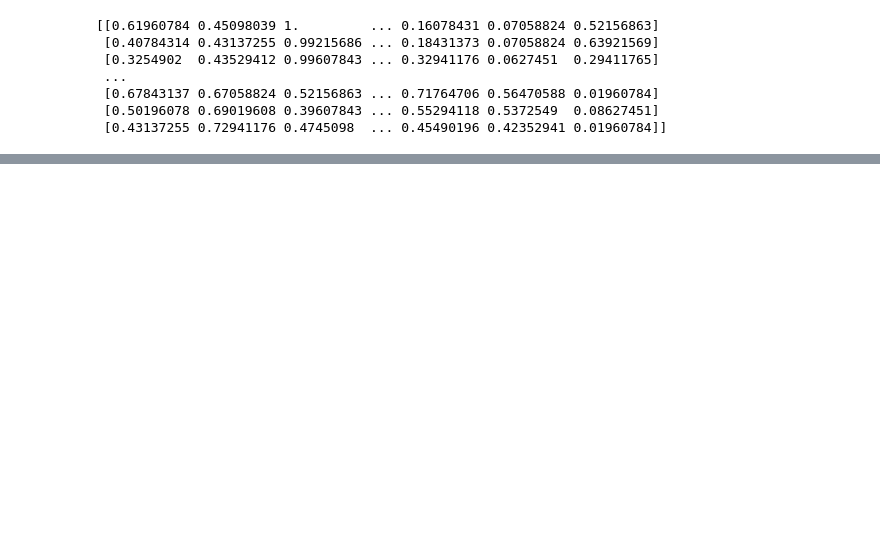
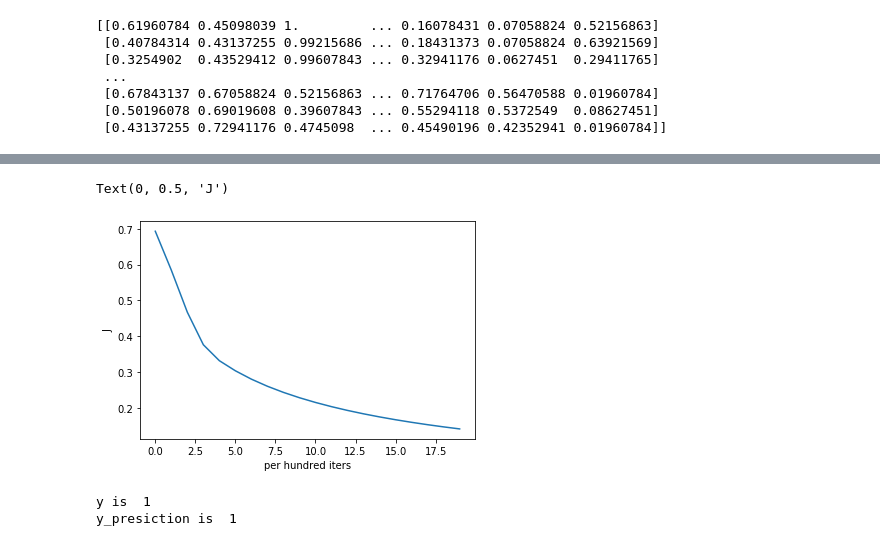
Before and after one commit to YuanshuoZhangDE/HappyHack, a Jupyter notebook: 深度学习/jupyter/深度学习第二周作业/未命名.ipynb, the cells around one changed output, grey strips where cells are left out. Cells and saved outputs as stored; diff of their text form; code cells hidden in the pictures; blank space fills up the shorter version.

```diff
--- a/深度学习/jupyter/深度学习第二周作业/未命名.ipynb
+++ b/深度学习/jupyter/深度学习第二周作业/未命名.ipynb
@@ -99,7 +104,10 @@ def optimize(w, b, X, y, alpha, n_iters):
     J_lis = []
 
     for i in range(n_iters):
-        dw, db, J = propagate(w, b, X, y)
+        grands, J = propagate(w, b, X, y)
+
+        dw = grands["dw"]
+        db = grands["db"]
 
         w = w - alpha * dw
         b = b - alpha * db
@@ -108,7 +116,10 @@ def optimize(w, b, X, y, alpha, n_iters):
             J_lis.append(J)
             print("n_iters is ", i, ", cost is ", J)
 
-    return dw,db,w,b,J_lis
+    grands = {"dw":dw, "db":db}
+    params = {"w":w, "b":b}
+
+    return grands,params,J_lis
 # %%
 # 预测部分
 def predict(w, b, X_test):
@@ -125,7 +136,27 @@ def predict(w, b, X_test):
         else:
             y_pred[:, i] = 0
     return y_pred
-# %%
-# 模型的整合
-def model(w, b, x_train, y_train, x_test, y_test, alpha, n_iters):
-    w, b,
+# %%
+# 模型的整合
+def model(w, b, X_train, y_train, X_test, y_test, alpha, n_iters):
+    grands,params,J_lis = optimize(w, b, X_train, y_train, alpha, n_iters)
+    w = params["w"]
+    b = params["b"]
+
+    y_pred_train = predict(w, b, X_train)
+    y_pred_test = predict(w, b, X_test)
+
+    print("the train acc is ", np.mean(y_pred_train == y_train)*100,"%")
+    print("the test acc is ", np.mean(y_pred_test == y_test)*100,"%")
+
+    d = {
+        'w':w,
+        'b':b,
+        "y_pred_train":y_pred_train,
+        'y_pred_test':y_pred_test,
+        'alpha':alpha
+    }
+
+    return d, J_lis
+# %%
+d, J_lis = model(w, b, train_data_sta, train_lable_tran, test_data_sta, test_lable_tran, alpha=0.005, n_iters=2000)
@@ -131,0 +181,14 @@ def model(w, b, x_train, y_train, x_test, y_test, alpha, n_iters):
+# %%
+plt.plot(J_lis)
+plt.xlabel('per hundred iters')
+plt.ylabel("J")
+# %% [output]
+Text(0, 0.5, 'J')
+[figure, added]
+# %%
+index = 48
+print('y is ', test_lable_tran[0, index])
+print('y_presiction is ', int(d['y_pred_test'][0,index]))
+# %% [output]
+y is  1
+y_presiction is  1
```
Also changed, not shown: parts of 10 cells of this notebook.
